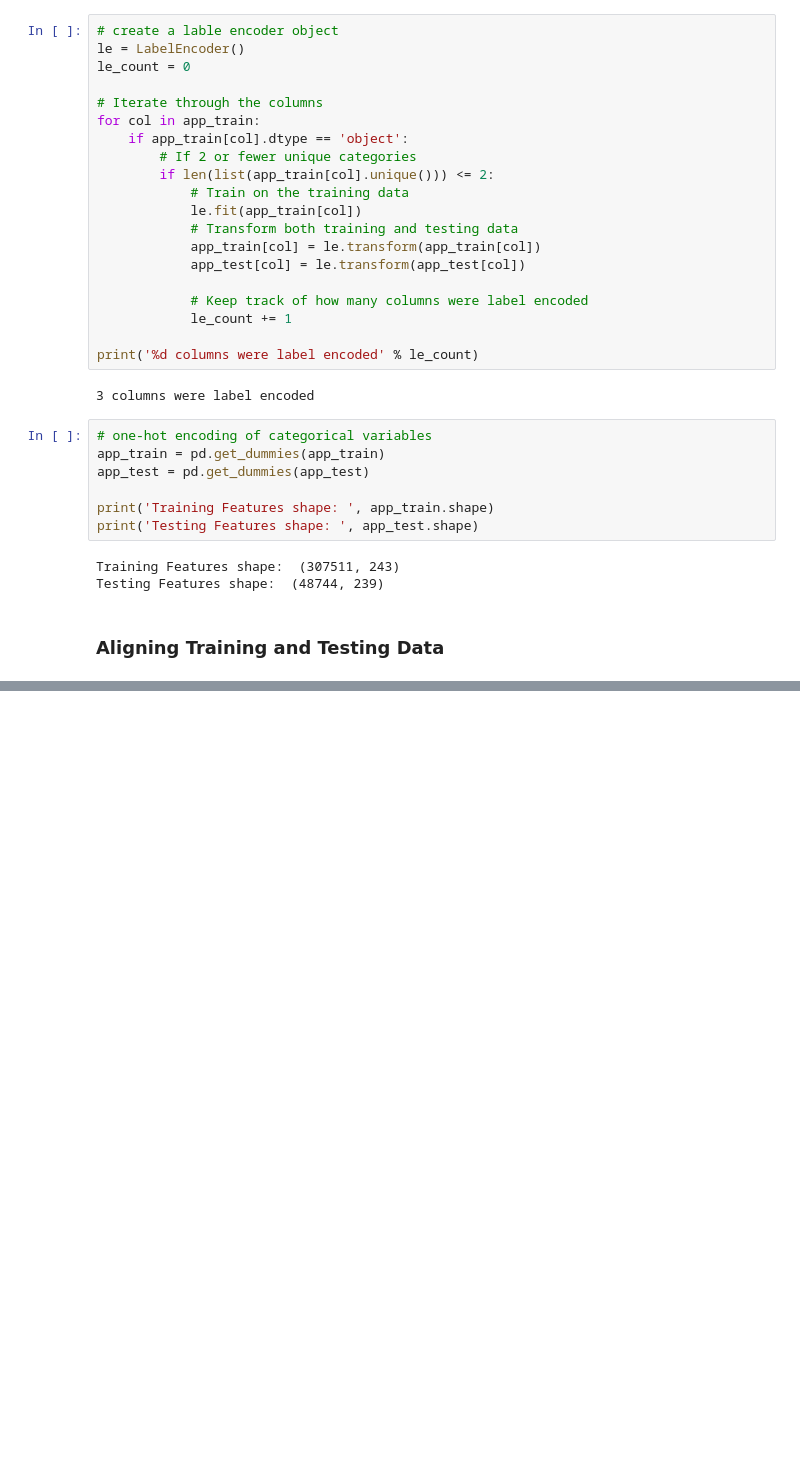
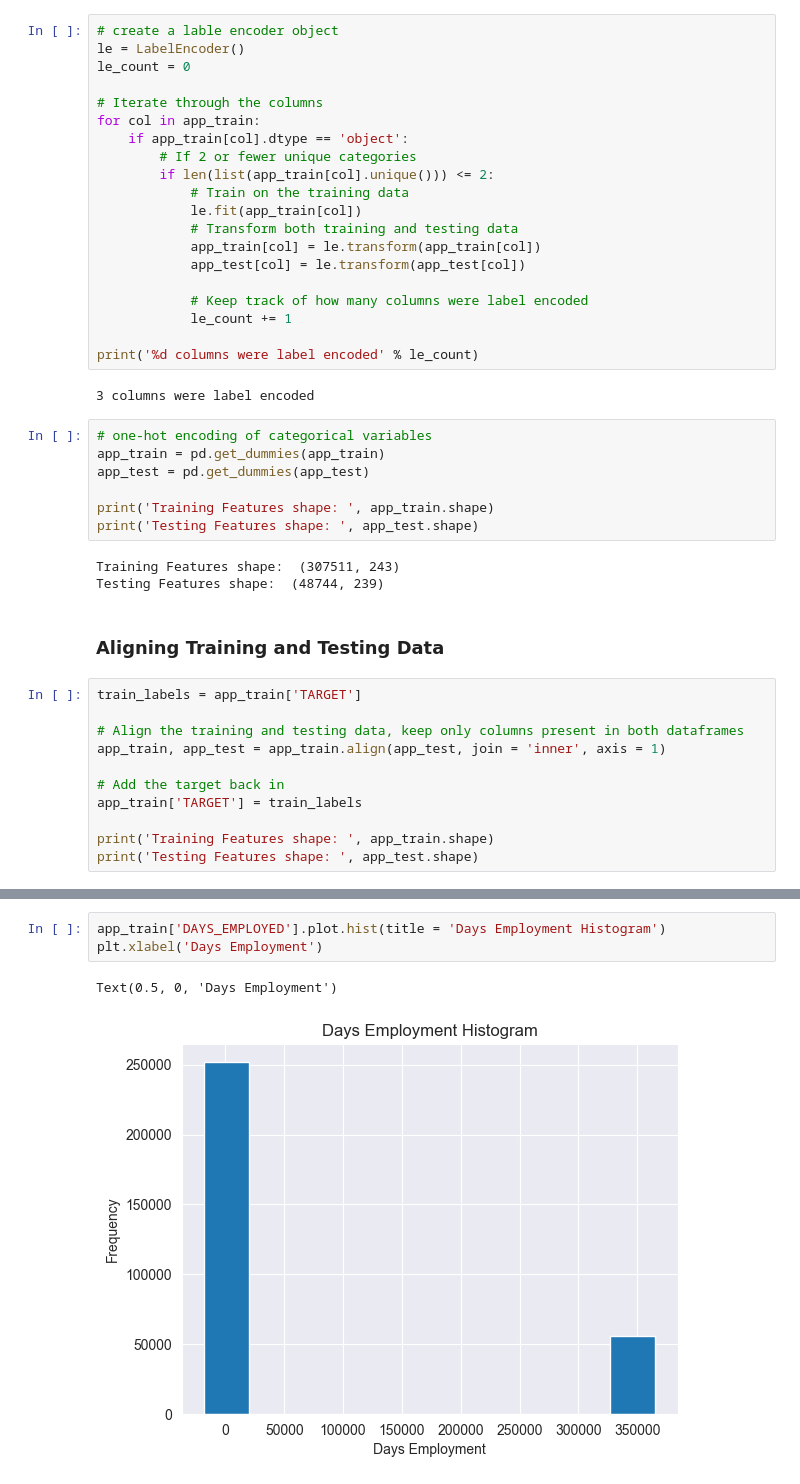
Before and after one commit to oldcamel-sw/datascience-2023, a Jupyter notebook: Kaggle_My_Handcopy/Will Koehrsen/A gentle introduction 1.ipynb, the cells around one changed output, grey strips where cells are left out. Saved outputs shown, nothing was run; the diff lists cells and outputs as text; blank space fills up the shorter version.

```diff
--- a/Kaggle_My_Handcopy/Will Koehrsen/A gentle introduction 1.ipynb
+++ b/Kaggle_My_Handcopy/Will Koehrsen/A gentle introduction 1.ipynb
@@ -187,3 +189,14 @@ Training Features shape:  (307511, 243)
 Testing Features shape:  (48744, 239)
 # %% [markdown]
 ### Aligning Training and Testing Data
+# %%
+train_labels = app_train['TARGET']
+
+# Align the training and testing data, keep only columns present in both dataframes
+app_train, app_test = app_train.align(app_test, join = 'inner', axis = 1)
+
+# Add the target back in
+app_train['TARGET'] = train_labels
+
+print('Training Features shape: ', app_train.shape)
+print('Testing Features shape: ', app_test.shape)
@@ -189,0 +234,6 @@ Testing Features shape:  (48744, 239)
+# %%
+app_train['DAYS_EMPLOYED'].plot.hist(title = 'Days Employment Histogram')
+plt.xlabel('Days Employment')
+# %% [output]
+Text(0.5, 0, 'Days Employment')
+[figure, added]
```
Also changed, not shown: parts of 20 cells of this notebook, 1 other file.
